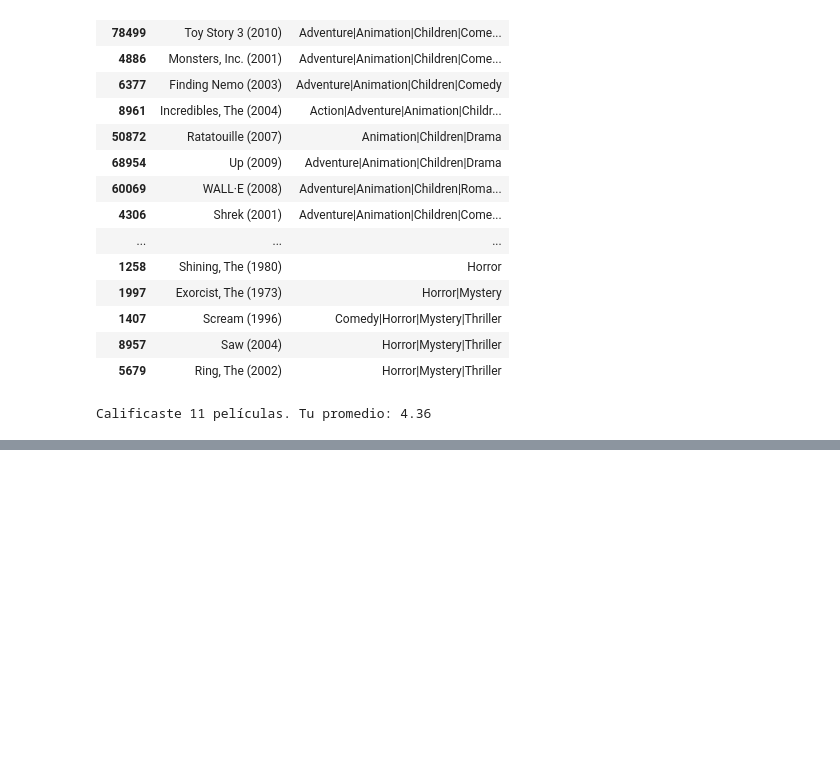
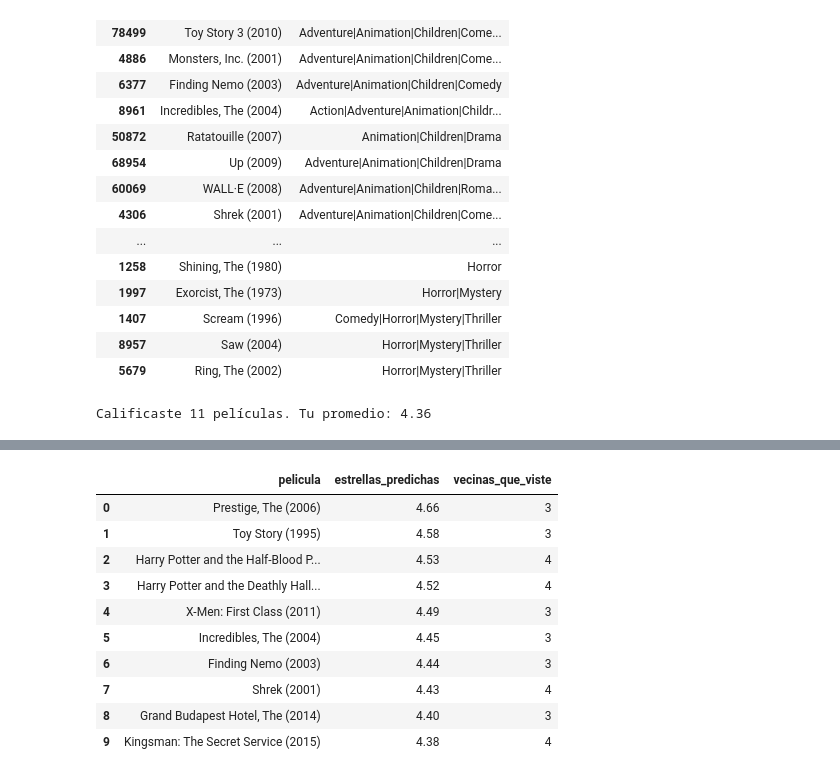
Before and after one commit to CarlosBallesuag/IA_Practicas_LAB, a Jupyter notebook: Practicas Parcial 3/Modelo_Recomendador_Peliculas.ipynb, the cells around one changed output, grey strips where cells are left out. Saved outputs shown, nothing was run; the diff lists cells and outputs as text; code cells hidden in the pictures; blank space fills up the shorter version.

```diff
--- a/Practicas Parcial 3/Modelo_Recomendador_Peliculas.ipynb
+++ b/Practicas Parcial 3/Modelo_Recomendador_Peliculas.ipynb
@@ -150,0 +372,34 @@ califificaciones =
+# %%
+K_MAX = 200
+dist_peliculas, pos_peliculas = knn_peliculas.kneighbors(n_neighbors=K_MAX)  # vecinas de TODAS (sin sí mismas)
+
+def recomendar_item_item(usuario, k=30, min_vistas=3, n=10):
+    mis_notas = centrada.loc[usuario]          # tus calificaciones centradas
+    vistas = tabla.loc[usuario].notna()        # películas que ya viste
+    filas = []
+    for i, pelicula in enumerate(por_pelicula.index):
+        if vistas[pelicula]:
+            continue                            # ya la viste: no se recomienda
+        vecinas = por_pelicula.index[pos_peliculas[i, :k]]
+        similitud = 1 - dist_peliculas[i, :k]
+        ok = vistas[vecinas].values             # ¿cuáles de sus vecinas viste tú?
+        if ok.sum() < min_vistas:
+            continue
+        pred = promedio[usuario] + (similitud[ok] @ mis_notas[vecinas].values[ok]) / np.abs(similitud[ok]).sum()
+        filas.append((titulo[pelicula], round(min(max(pred, 0.5), 5), 2), int(ok.sum())))
+    resultado = pd.DataFrame(filas, columns=["pelicula", "estrellas_predichas", "vecinas_que_viste"])
+    return resultado.sort_values("estrellas_predichas", ascending=False).head(n).reset_index(drop=True)
+# %%
+recomendar_item_item(0)
+# %% [output]
+|  | pelicula | estrellas_predichas | vecinas_que_viste |
+| 0 | Prestige, The (2006) | 4.66 | 3 |
+| 1 | Toy Story (1995) | 4.58 | 3 |
+| 2 | Harry Potter and the Half-Blood P... | 4.53 | 4 |
+| 3 | Harry Potter and the Deathly Hall... | 4.52 | 4 |
+| 4 | X-Men: First Class (2011) | 4.49 | 3 |
+| 5 | Incredibles, The (2004) | 4.45 | 3 |
+| 6 | Finding Nemo (2003) | 4.44 | 3 |
+| 7 | Shrek (2001) | 4.43 | 4 |
+| 8 | Grand Budapest Hotel, The (2014) | 4.40 | 3 |
+| 9 | Kingsman: The Secret Service (2015) | 4.38 | 4 |
```
Also changed, not shown: parts of 23 cells of this notebook.
